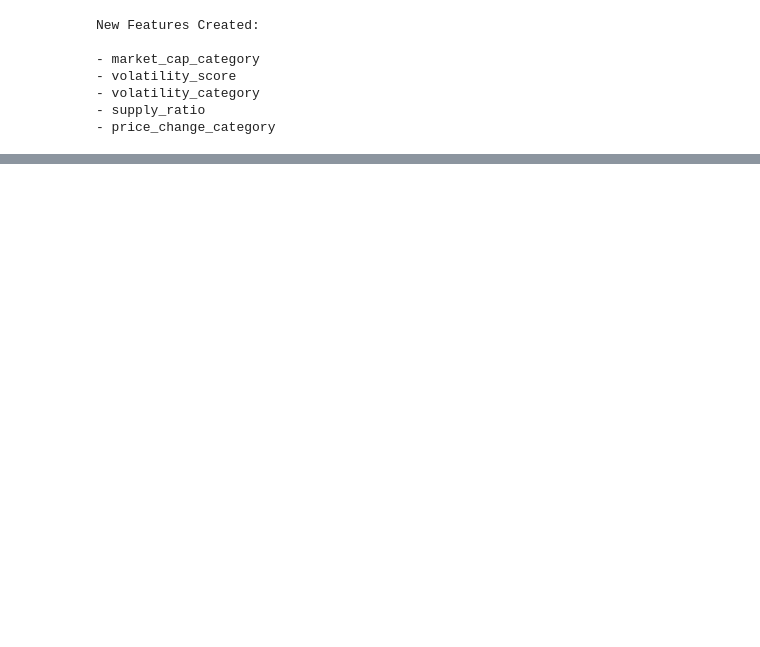
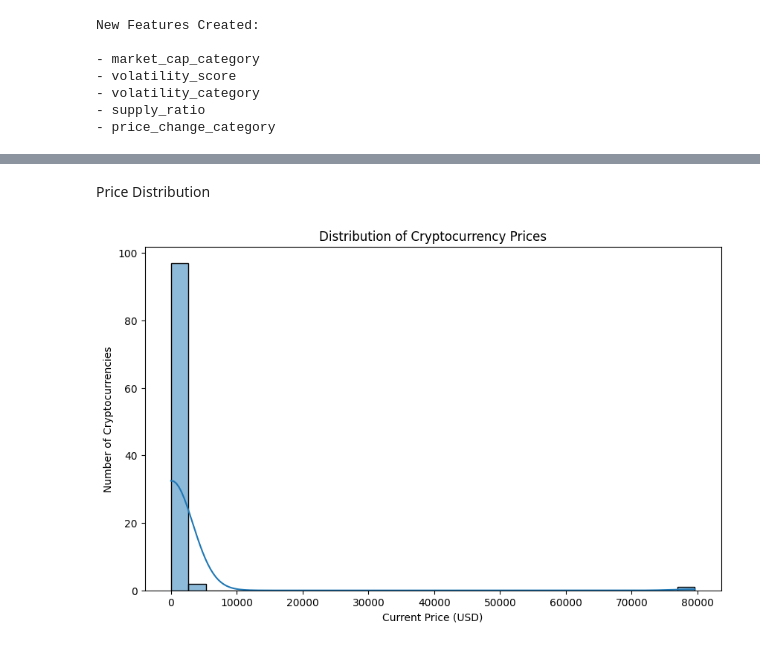
Before and after one commit to greeshavaishnavi09/Advanced_Multi_Source_Pipeline, a Jupyter notebook: research/01_multi_source_pipeline.ipynb, the cells around one changed output, grey strips where cells are left out. Saved outputs shown, nothing was run; the diff lists cells and outputs as text; code cells hidden in the pictures; blank space fills up the shorter version.

```diff
--- a/research/01_multi_source_pipeline.ipynb
+++ b/research/01_multi_source_pipeline.ipynb
@@ -977,0 +1080,21 @@ print(
+# %% [markdown]
+Price Distribution
+# %%
+
+# Cryptocurrency Price Distribution
+
+plt.figure(figsize=(10, 6))
+
+sns.histplot(
+    crypto_clean["current_price"],
+    bins=30,
+    kde=True
+)
+
+plt.title("Distribution of Cryptocurrency Prices")
+plt.xlabel("Current Price (USD)")
+plt.ylabel("Number of Cryptocurrencies")
+
+plt.show()
+# %% [output]
+[figure, added]
```
Also changed, not shown: parts of 59 cells of this notebook, 1 other file.
